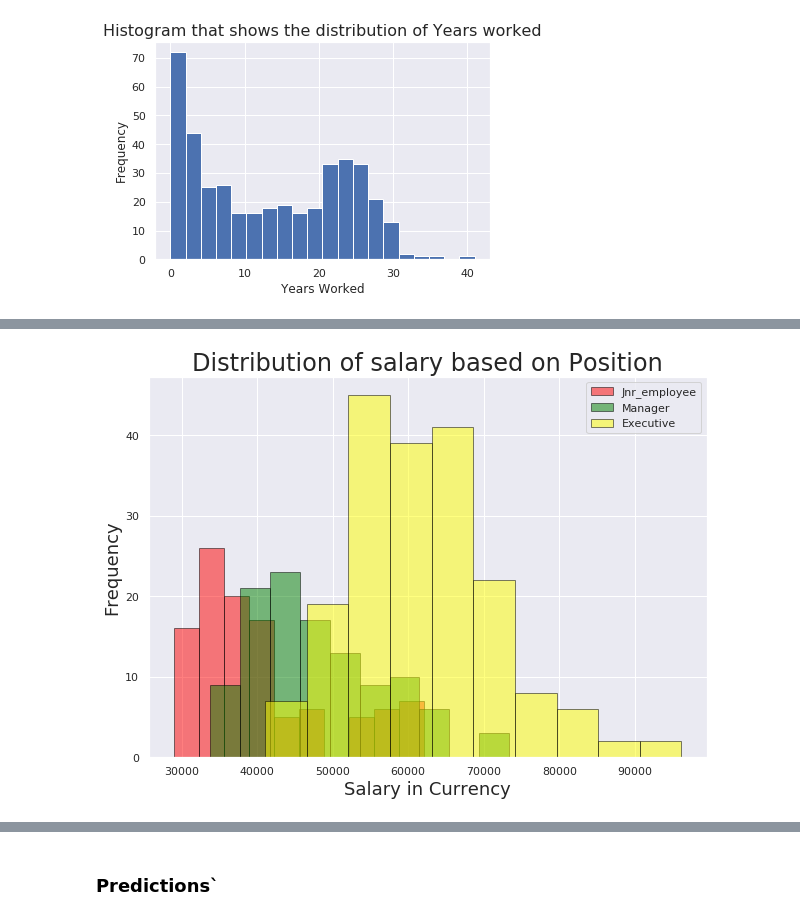
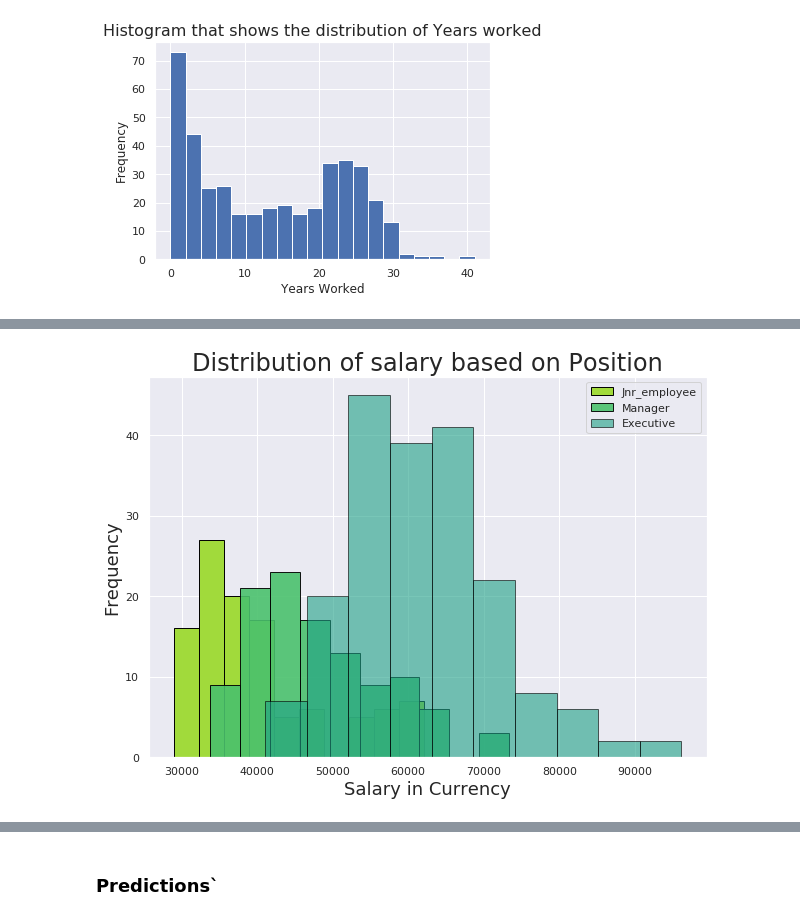
Before and after one commit to tshepojrampai/multivariate_linear_regression, a Jupyter notebook: linear_regression.ipynb, the cells around one changed output, grey strips where cells are left out. Cells and saved outputs as stored; diff of their text form; code cells hidden in the pictures.

```diff
--- a/linear_regression.ipynb
+++ b/linear_regression.ipynb
@@ -19,8 +23,8 @@ df_salary[df_salary.salary.isnull()]
 |  | salary | exprior | yearsworked | yearsrank | market | degree | otherqual | position | male | Field | ... |
 | 208 | NaN | 0 | 21 | 10 | 0.93 | 1 | 0 | 3 | 1 | 4 | ... |
 # %%
-#Drop Nan values is salary column
-df_salary = df_salary.dropna()
+#Fill Nan values is salary column
+df_salary = df_salary.fillna(df_salary.salary.mean())
 
 #Rename as per metadata
 df_salary =df_salary.rename(columns ={'male':'gender', 'experior':'Experience', 'yearsabs':'years_absent'})
@@ -108,11 +112,13 @@ plt.show()
 # %%
-df_train[df_train['position']=='Jnr_employee'].salary.plot(kind='hist',color='red',edgecolor='black',alpha=0.5,figsize=(10,7))
-df_train[df_train['position']=='Manager'].salary.plot(kind='hist',color='green',edgecolor='black',alpha=0.5,figsize=(10,7))
-df_train[df_train['position']=='Executive'].salary.plot(kind='hist',color='yellow',edgecolor='black',alpha=0.5,figsize=(10,7))
+sns.set_palette('viridis_r')
+plt.tight_layout()
+df_train[df_train['position']=='Jnr_employee'].salary.plot(kind='hist',edgecolor='black',alpha=0.99,figsize=(10,7))
+df_train[df_train['position']=='Manager'].salary.plot(kind='hist',edgecolor='black',alpha=0.9,figsize=(10,7))
+df_train[df_train['position']=='Executive'].salary.plot(kind='hist',edgecolor='black',alpha=0.6,figsize=(10,7))
 plt.legend(labels=['Jnr_employee','Manager','Executive'])
 plt.title('Distribution of salary based on Position', size=24)
 plt.xlabel('Salary in Currency', size=18)
 plt.ylabel('Frequency', size=18);
 # %% [output]
-[figure, old version]
+[figure, new version]
 # %%
```
Also changed, not shown: parts of 67 cells of this notebook.
